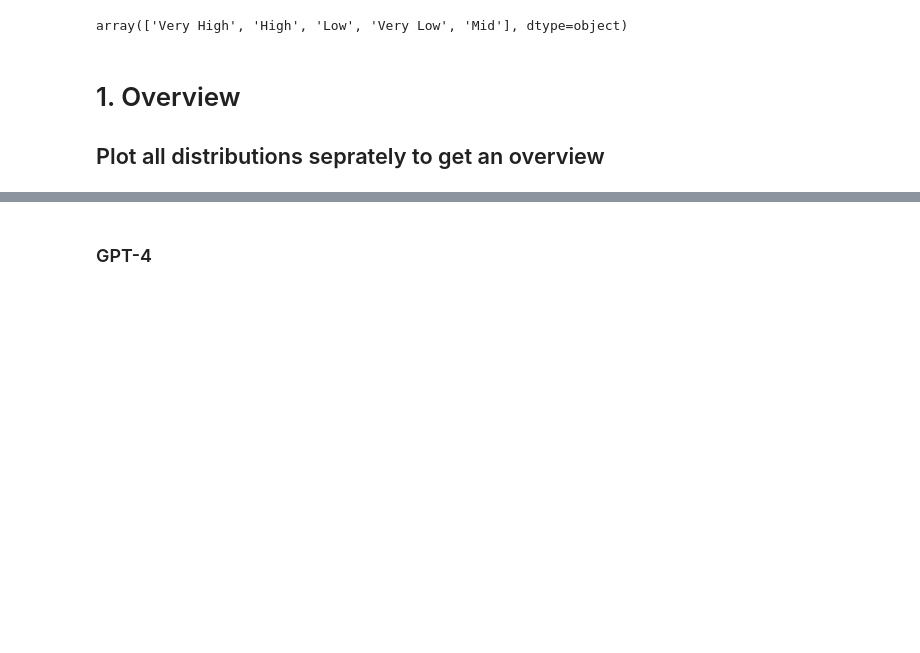
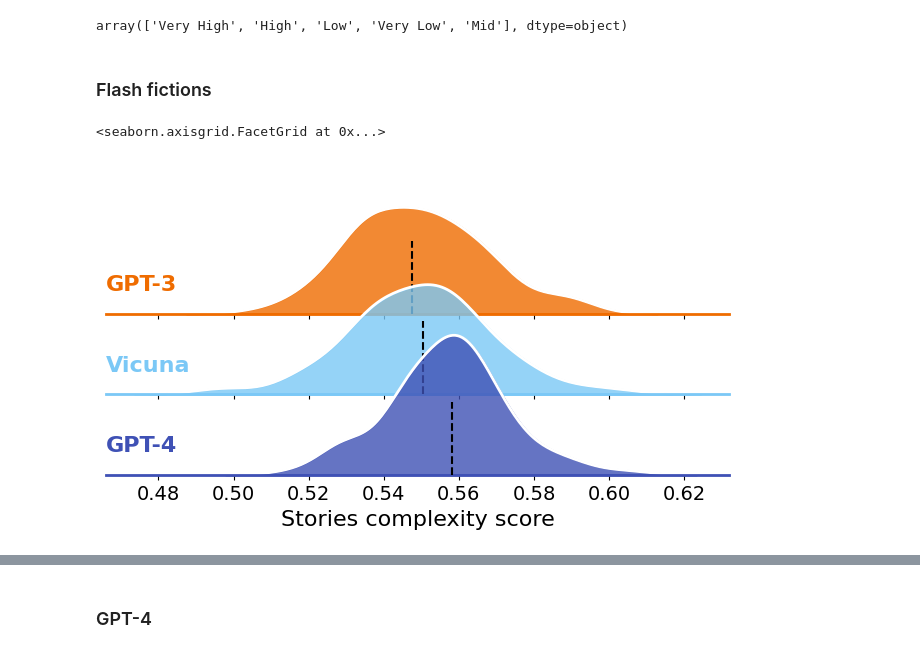
Before and after one commit to AntoineBellemare/DAT_GPT, a Jupyter notebook: notebook/lempel_ziv_visualization.ipynb, the cells around one changed output, grey strips where cells are left out. Cells and saved outputs as stored; diff of their text form; code cells hidden in the pictures; blank space fills up the shorter version.

```diff
--- a/notebook/lempel_ziv_visualization.ipynb
+++ b/notebook/lempel_ziv_visualization.ipynb
@@ -19,6 +15,69 @@ results_df['temp'].replace('n.a.', 'Mid', inplace=True)#
 results_df.loc[(results_df['condition']=='synopsis') & (results_df['model']=='GPT4')]['temp'].unique()
 # %% [output]
 array(['Very High', 'High', 'Low', 'Very Low', 'Mid'], dtype=object)
-# %% [markdown]
-# 1. Overview
-## Plot all distributions seprately to get an overview
+# %% [markdown]
+### Flash fictions
+# %%
+
+colors = {'GPT-3':'#EF6C00',
+          'GPT-4':'#3F51B5',
+          'Humans':'darkgrey',
+          'Vicuna':'#7BC8F6'}
+
+df = results_df[['model', 'condition', 'lziv']].loc[(results_df['condition']=='flash-fiction') & (results_df['temp']=='Mid')]
+# rename model GPT3 to GPT-3
+df["model"].replace("GPT3", "GPT-3", inplace=True)
+# rename model GPT4 to GPT-4
+df["model"].replace("GPT4", "GPT-4", inplace=True)
+df["model"].replace("human", "Humans", inplace=True)
+
+# Calculate the medians
+medians = df.groupby("model")["lziv"].median()
+# Order models by median
+order = medians.sort_values().index
+
+# Create new categorical variable for model respecting this order
+df["model"] = pd.Categorical(df["model"], categories=order, ordered=True)
+
+g = sns.FacetGrid(df, row="model", hue="model", aspect=9, height=1.3, palette=colors)
+# set figure size
+g.fig.set_size_inches(7, 4)
+
+# make transparent background
+for ax in g.axes.flat:
+    ax.set_facecolor('none')
+# Draw the densities in a few steps
+g.map(sns.kdeplot, "lziv",
+    bw_adjust=1, clip_on=False,
+    fill=True, alpha=0.8, linewidth=1.5)
+g.map(sns.kdeplot, "lziv", clip_on=False, color="w", lw=2, bw_adjust=1)
+# passing color=None to refline() uses the hue mapping
+g.refline(y=0, linewidth=2, linestyle="-", color=None, clip_on=False)
+
+def label(x, color, label):
+    ax = plt.gca()
+    ax.text(0, .2, label, fontweight="bold", color=color,
+            ha="left", va="center", transform=ax.transAxes,fontsize=16)
+    median = medians[label]
+    ax.axvline(median, color='black', linestyle='--', ymin=0, ymax=0.5)
+    ax.grid(False)
+
+g.map(label, "lziv")
+
+for ax in g.axes.flat:
+    ax.set_xlabel('Stories complexity score', fontsize=16)
+    for label in ax.get_xticklabels():
+            label.set_fontsize(14)
+# Remove axes details that don't play well with overlap
+g.set_titles("")
+# Set the subplots to overlap
+g.figure.subplots_adjust(hspace=-.45)
+g.set(yticks=[], ylabel="")
+g.despine(bottom=True, left=True)
+# set x axis range
+#g.set(xlim=(0.60, 0.90))
+#g.fig.suptitle('Divergent Semantic Integration of Haikus', fontsize=20)
+#g.savefig(f'../figures/lziv_FF_mid_temp.png', dpi=300, bbox_inches='tight')
+# %% [output]
+<seaborn.axisgrid.FacetGrid at 0x...>
+[figure, added]
```
Also changed, not shown: parts of 16 cells of this notebook, 7 other files.
